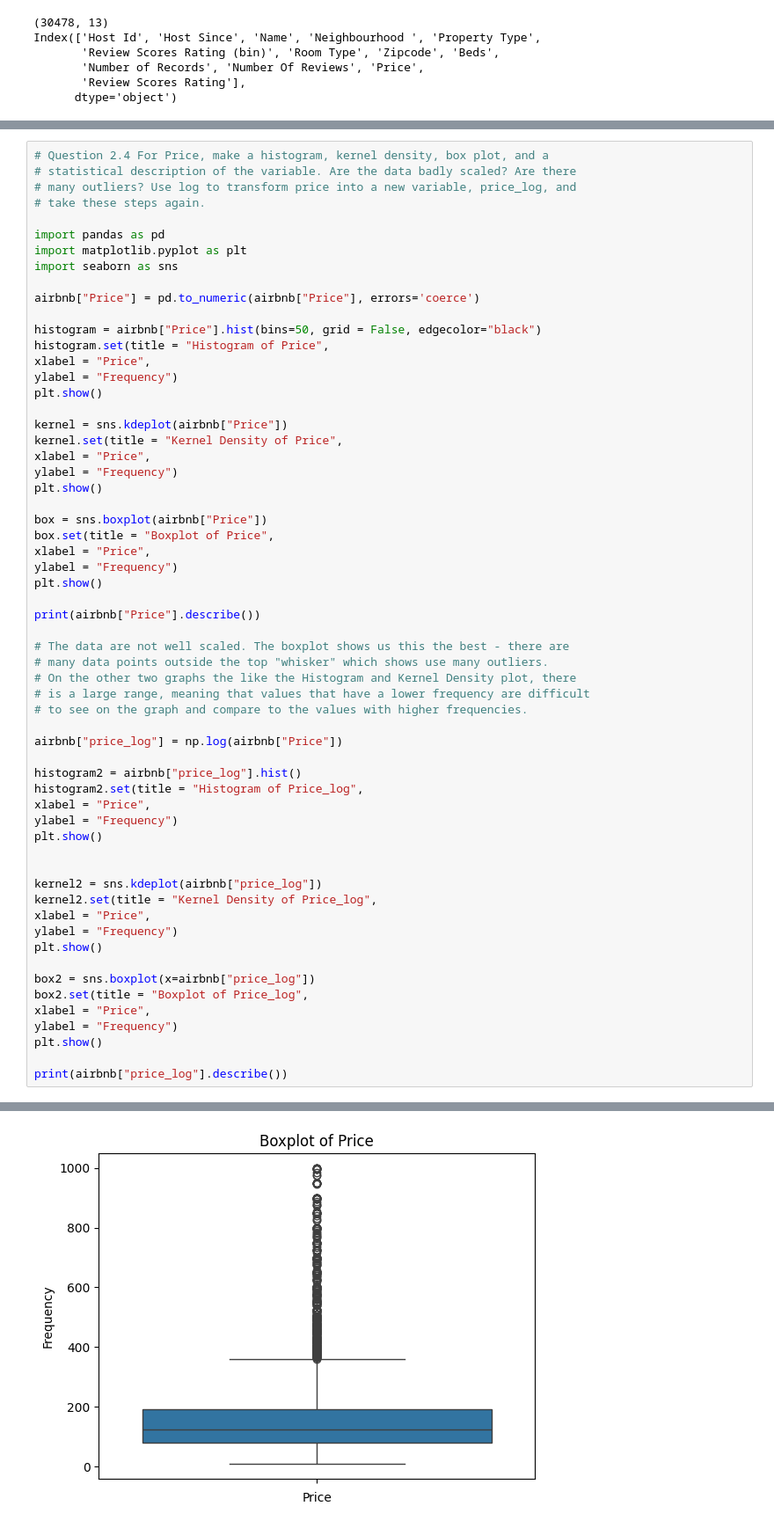
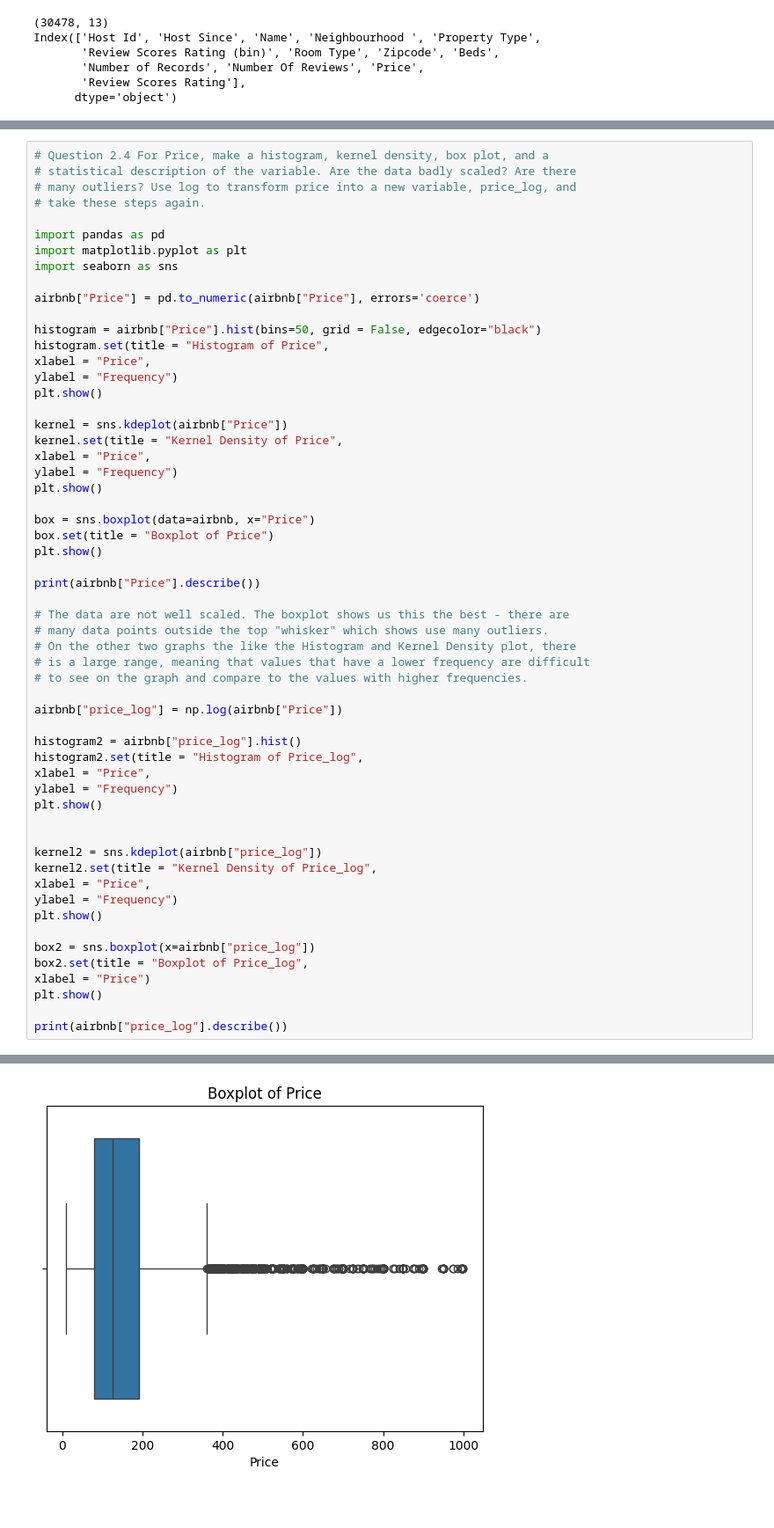
Before and after one commit to bburt26/eda_assignment, a Jupyter notebook: assignment.ipynb, the cells around one changed output, grey strips where cells are left out. Shown at 88% size. Drawn from its saved outputs; the diff is of its cells as text; blank space fills up the shorter version.

```diff
--- a/assignment.ipynb
+++ b/assignment.ipynb
@@ -120,46 +120,43 @@ xlabel = "Price",
 ylabel = "Frequency")
 plt.show()
 
-box = sns.boxplot(airbnb["Price"])
-box.set(title = "Boxplot of Price",
-xlabel = "Price",
-ylabel = "Frequency")
+box = sns.boxplot(data=airbnb, x="Price")
+box.set(title = "Boxplot of Price")
 plt.show()
 
 print(airbnb["Price"].describe())
 
 # The data are not well scaled. The boxplot shows us this the best - there are
 # many data points outside the top "whisker" which shows use many outliers.
 # On the other two graphs the like the Histogram and Kernel Density plot, there
 # is a large range, meaning that values that have a lower frequency are difficult
 # to see on the graph and compare to the values with higher frequencies.
 
 airbnb["price_log"] = np.log(airbnb["Price"])
 
 histogram2 = airbnb["price_log"].hist()
 histogram2.set(title = "Histogram of Price_log",
 xlabel = "Price",
 ylabel = "Frequency")
 plt.show()
 
 
 kernel2 = sns.kdeplot(airbnb["price_log"])
 kernel2.set(title = "Kernel Density of Price_log",
 xlabel = "Price",
 ylabel = "Frequency")
 plt.show()
 
 box2 = sns.boxplot(x=airbnb["price_log"])
 box2.set(title = "Boxplot of Price_log",
-xlabel = "Price",
-ylabel = "Frequency")
+xlabel = "Price")
 plt.show()
 
 print(airbnb["price_log"].describe())
 # %% [output]
 [figure]
 [figure]
-[figure, old version]
+[figure, new version]
 count    30297.000000
 mean       153.357032
 std        108.895698
```
Also changed, not shown: parts of 3 cells of this notebook.
